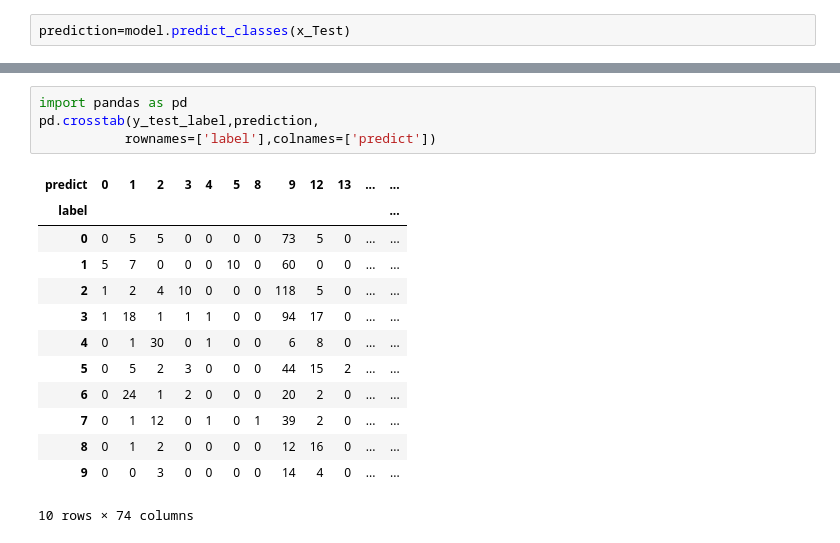
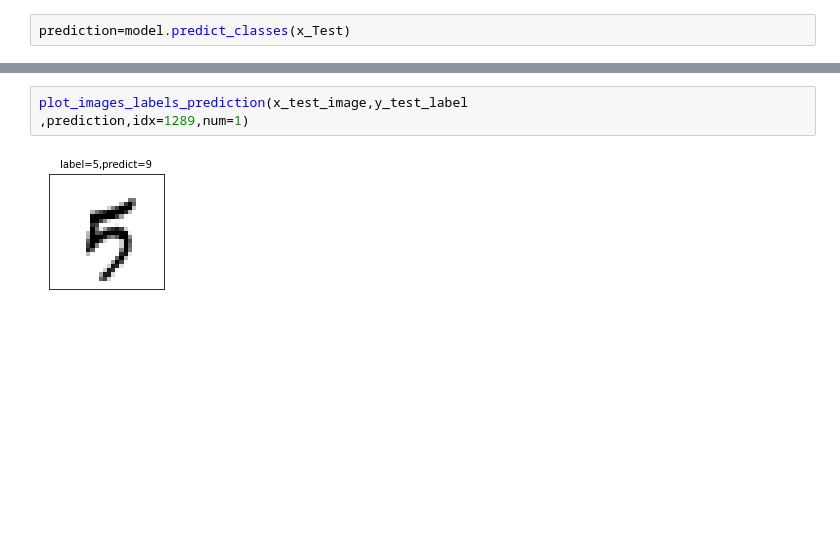
Before and after one commit to hander0928/1062multimedia_3B, a Jupyter notebook: hw_0613_3.ipynb, the cells around one changed output, grey strips where cells are left out. Cells and saved outputs as stored; diff of their text form; blank space fills up the shorter version.

```diff
--- a/hw_0613_3.ipynb
+++ b/hw_0613_3.ipynb
@@ -101,18 +156,5 @@ plot_images_labels_prediction(x_test_image,y_test_label,
-# %%
-import pandas as pd
-pd.crosstab(y_test_label,prediction,
-           rownames=['label'],colnames=['predict'])
-# %% [output]
-| predict | 0 | 1 | 2 | 3 | 4 | 5 | 8 | 9 | 12 | 13 | ... | ... |
-| label |  |  |  |  |  |  |  |  |  |  |  | ... |
-| 0 | 0 | 5 | 5 | 0 | 0 | 0 | 0 | 73 | 5 | 0 | ... | ... |
-| 1 | 5 | 7 | 0 | 0 | 0 | 10 | 0 | 60 | 0 | 0 | ... | ... |
-| 2 | 1 | 2 | 4 | 10 | 0 | 0 | 0 | 118 | 5 | 0 | ... | ... |
-| 3 | 1 | 18 | 1 | 1 | 1 | 0 | 0 | 94 | 17 | 0 | ... | ... |
-| 4 | 0 | 1 | 30 | 0 | 1 | 0 | 0 | 6 | 8 | 0 | ... | ... |
-| 5 | 0 | 5 | 2 | 3 | 0 | 0 | 0 | 44 | 15 | 2 | ... | ... |
-| 6 | 0 | 24 | 1 | 2 | 0 | 0 | 0 | 20 | 2 | 0 | ... | ... |
-| 7 | 0 | 1 | 12 | 0 | 1 | 0 | 1 | 39 | 2 | 0 | ... | ... |
-| 8 | 0 | 1 | 2 | 0 | 0 | 0 | 0 | 12 | 16 | 0 | ... | ... |
-| 9 | 0 | 0 | 3 | 0 | 0 | 0 | 0 | 14 | 4 | 0 | ... | ... |
-10 rows × 74 columns
+# %%
+plot_images_labels_prediction(x_test_image,y_test_label
+,prediction,idx=1289,num=1)
+# %% [output]
+[figure, added]
```
Also changed, not shown: parts of 18 cells of this notebook.
